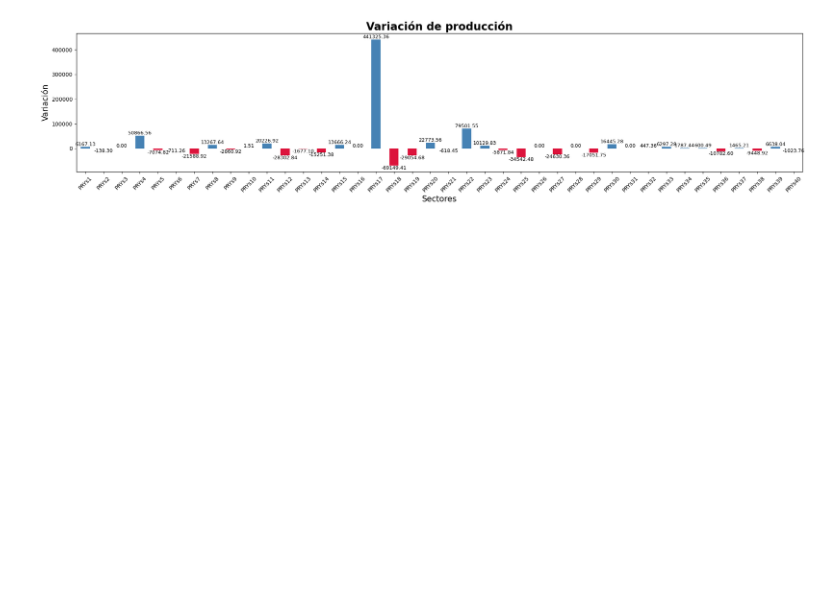
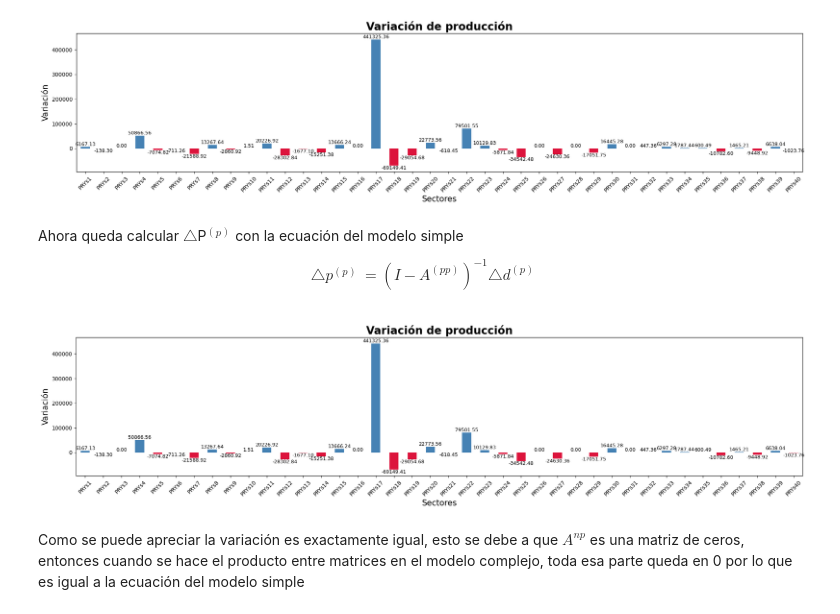
Before and after one commit to Nicowkra/ALC_TP1, a Jupyter notebook: grupo_AdictosAlPedal_TP1.ipynb, the cells around one changed output. Cells and saved outputs as stored; diff of their text form; code cells hidden in the pictures; blank space fills up the shorter version.

```diff
--- a/grupo_AdictosAlPedal_TP1.ipynb
+++ b/grupo_AdictosAlPedal_TP1.ipynb
@@ -338,3 +338,16 @@ $$
 f.shock()
 # %% [output]
 [figure]
+# %% [markdown]
+Ahora queda calcular $\triangle$P$^{(p)}$ con la ecuación del modelo simple
+$$
+\begin{aligned}
+\triangle p^{(p)} &= (I - A^{(pp)})^{-1} \triangle d^{(p)}
+\end{aligned}
+$$
+# %%
+f.regionSimple()
+# %% [output]
+[figure, added]
+# %% [markdown]
+Como se puede apreciar la variación es exactamente igual, esto se debe a que $A^{np}$ es una matriz de ceros, entonces cuando se hace el producto entre matrices en el modelo complejo, toda esa parte queda en 0 por lo que es igual a la ecuación del modelo simple
```
Also changed, not shown: parts of 2 cells of this notebook, 1 other file.
